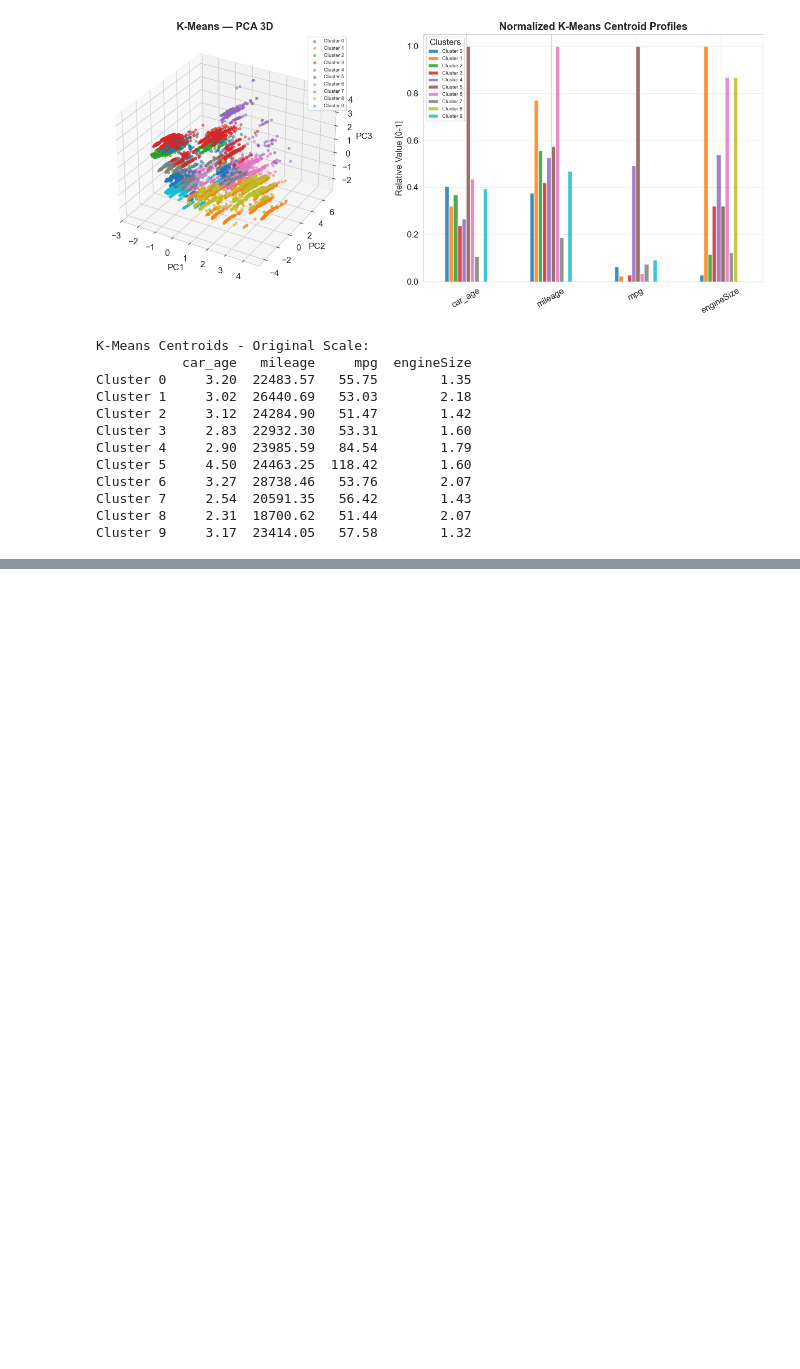
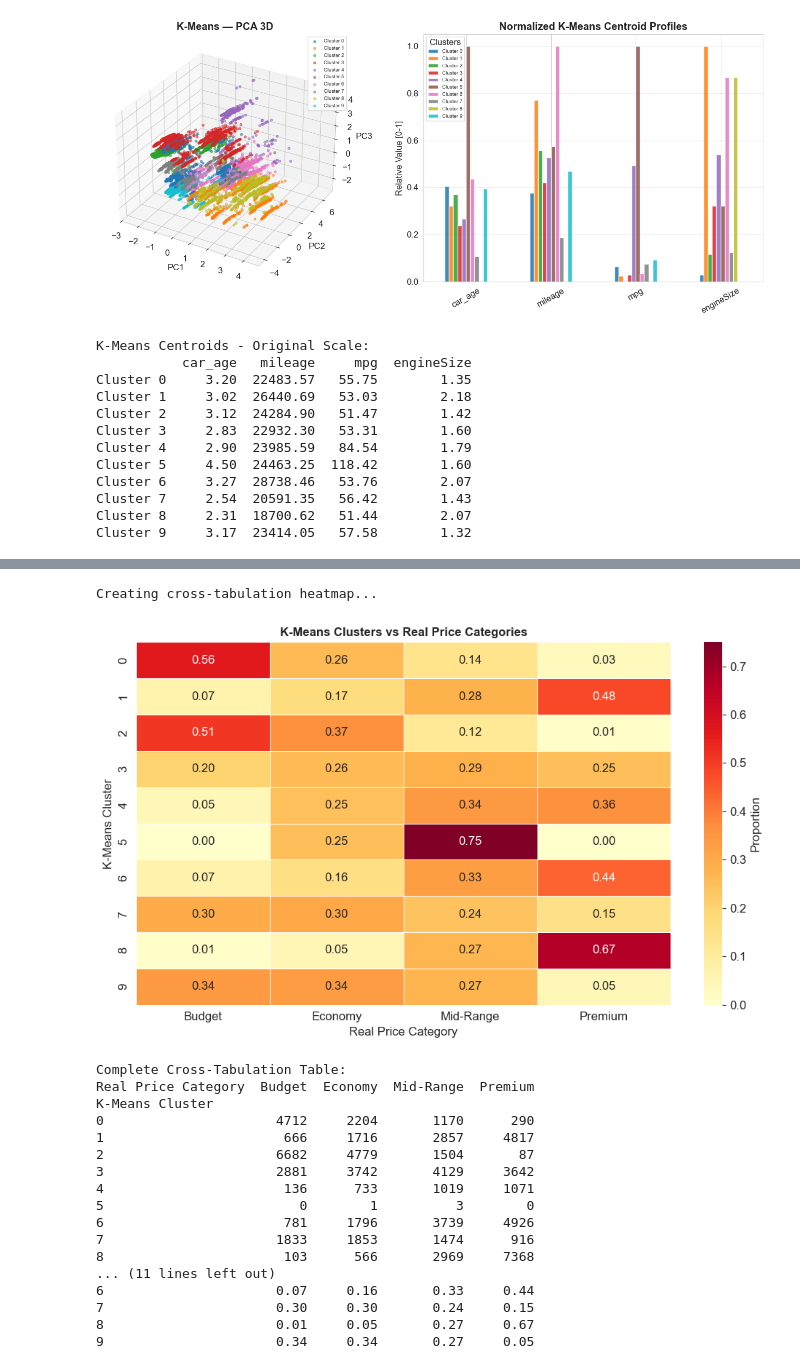
Before and after one commit to ErinaTernava/AutoValue, a Jupyter notebook: notebooks/clustering.ipynb, the cells around one changed output, grey strips where cells are left out. Drawn from its saved outputs; the diff is of its cells as text; code cells hidden in the pictures; blank space fills up the shorter version.

```diff
--- a/notebooks/clustering.ipynb
+++ b/notebooks/clustering.ipynb
@@ -1326,0 +1510,68 @@ Cluster 9     3.17  23414.05   57.58        1.32
+# %%
+print('Creating cross-tabulation heatmap...')
+
+cross_tab = pd.crosstab(
+    pd.Series(labels_kmeans, name='K-Means Cluster'),
+    pd.Series(y_price_category, name='Real Price Category')
+)
+
+cross_tab_norm = cross_tab.div(
+    cross_tab.sum(axis=1),
+    axis=0
+)
+
+plt.figure(figsize=(10, 6))
+
+sns.heatmap(
+    cross_tab_norm,
+    annot=True,
+    fmt='.2f',
+    cmap='YlOrRd',
+    linewidths=0.5,
+    cbar_kws={'label': 'Proportion'}
+)
+
+plt.title(
+    'K-Means Clusters vs Real Price Categories',
+    fontsize=12,
+    fontweight='bold'
+)
+
+plt.ylabel('K-Means Cluster')
+plt.xlabel('Real Price Category')
+
+plt.tight_layout()
+
+plt.savefig(
+    'plots/crosstab_heatmap.png',
+    dpi=150,
+    bbox_inches='tight'
+)
+
+plt.show()
+
+print('Complete Cross-Tabulation Table:')
+print(cross_tab.to_string())
+
+print('\nNormalized Cross-Tabulation Table:')
+print(cross_tab_norm.round(2).to_string())
+# %% [output]
+Creating cross-tabulation heatmap...
+[figure, added]
+Complete Cross-Tabulation Table:
+Real Price Category  Budget  Economy  Mid-Range  Premium
+K-Means Cluster
+0                      4712     2204       1170      290
+1                       666     1716       2857     4817
+2                      6682     4779       1504       87
+3                      2881     3742       4129     3642
+4                       136      733       1019     1071
+5                         0        1          3        0
+6                       781     1796       3739     4926
+7                      1833     1853       1474      916
+8                       103      566       2969     7368
+... (11 lines left out)
+6                      0.07     0.16       0.33     0.44
+7                      0.30     0.30       0.24     0.15
+8                      0.01     0.05       0.27     0.67
+9                      0.34     0.34       0.27     0.05
```
Also changed, not shown: parts of 2 cells of this notebook, 2 other files.
